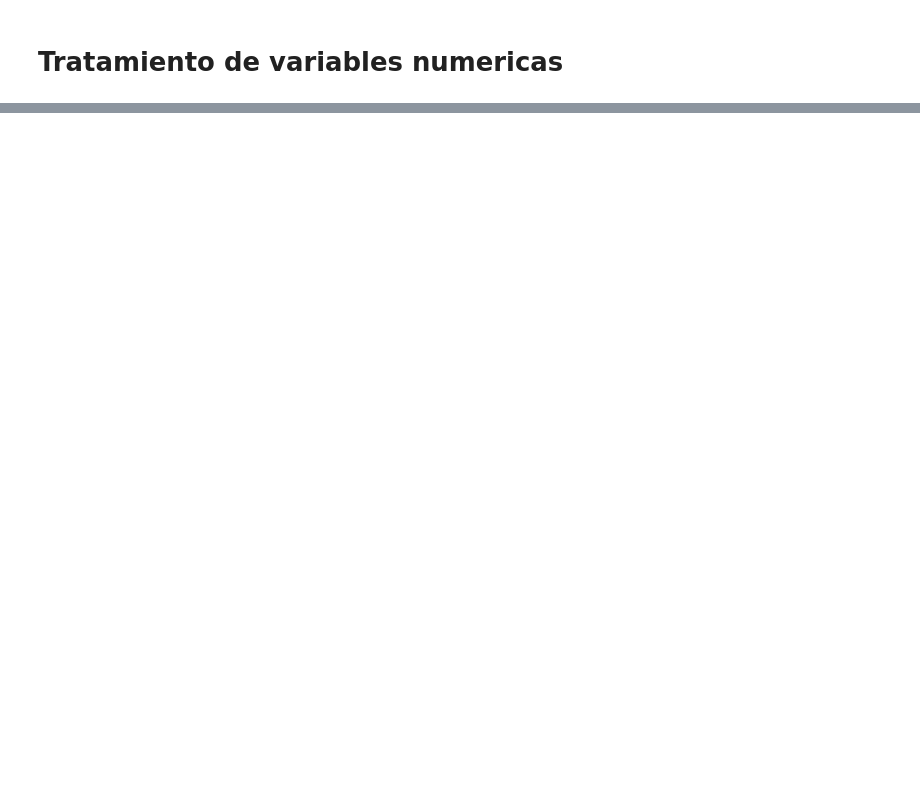
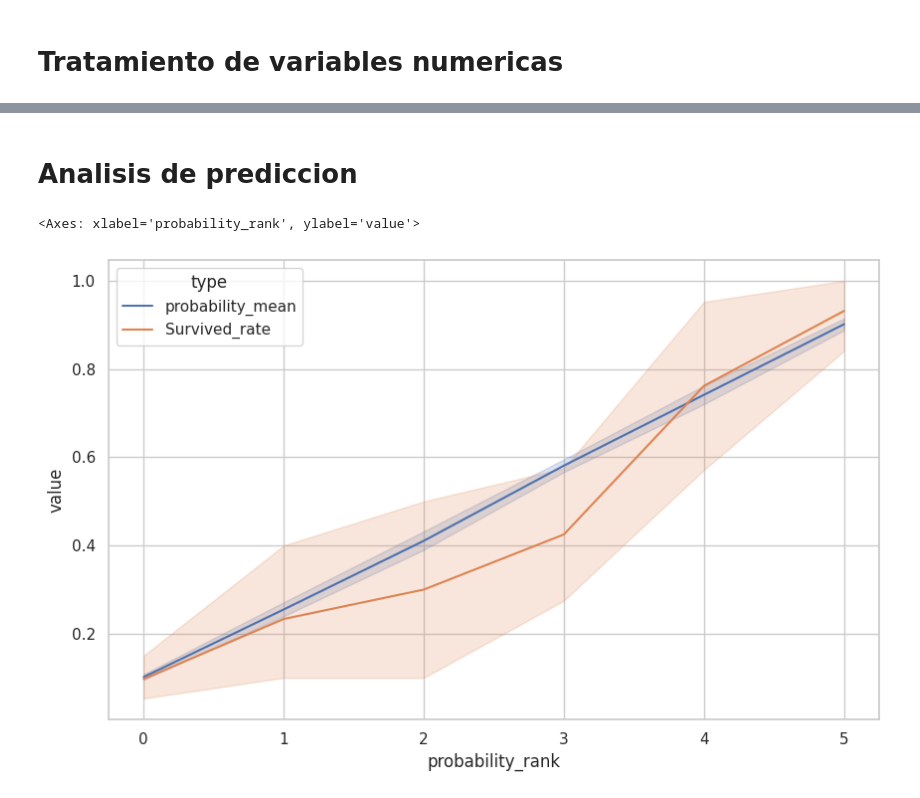
Before and after one commit to HermanMoreno98/Machine_Learning, a Jupyter notebook: Regresión_logistica.ipynb, the cells around one changed output, grey strips where cells are left out. Cells and saved outputs as stored; diff of their text form; code cells hidden in the pictures; blank space fills up the shorter version.

```diff
--- a/Regresión_logistica.ipynb
+++ b/Regresión_logistica.ipynb
@@ -385,0 +773,8 @@ test[["Pclass","Pclass_coded"]].drop_duplicates()
+# %% [markdown]
+# Analisis de prediccion
+# %%
+from sklearn.preprocessing import KBinsDiscretizer
+
+test_II['probability_rank'] = KBinsDiscretizer(n_bins = 6,
+                                              encode = 'ordinal',
+                                              strategy = "uniform").fit_transform(test_II[['probability']])
@@ -385,0 +784,18 @@ test[["Pclass","Pclass_coded"]].drop_duplicates()
+# %%
+pddf1 = pd.DataFrame({'probability_rank':test_II.probability_rank,
+                      'value':test_II.probability,
+                     'type': 'probability_mean'})
+
+pddf2 = pd.DataFrame({'probability_rank':test_II.probability_rank,
+                      'value':test_II.Survived,
+                     'type': 'Survived_rate'})
+
+pddf = pddf1.append(pddf2)
+# %%
+
+# Ratio del evento por tramo dela variable numérica
+
+sns.lineplot(data=pddf.reset_index(), x="probability_rank", y="value", hue="type", markers=True, dashes=False)
+# %% [output]
+<Axes: xlabel='probability_rank', ylabel='value'>
+[figure, added]
```
Also changed, not shown: parts of 37 cells of this notebook.
